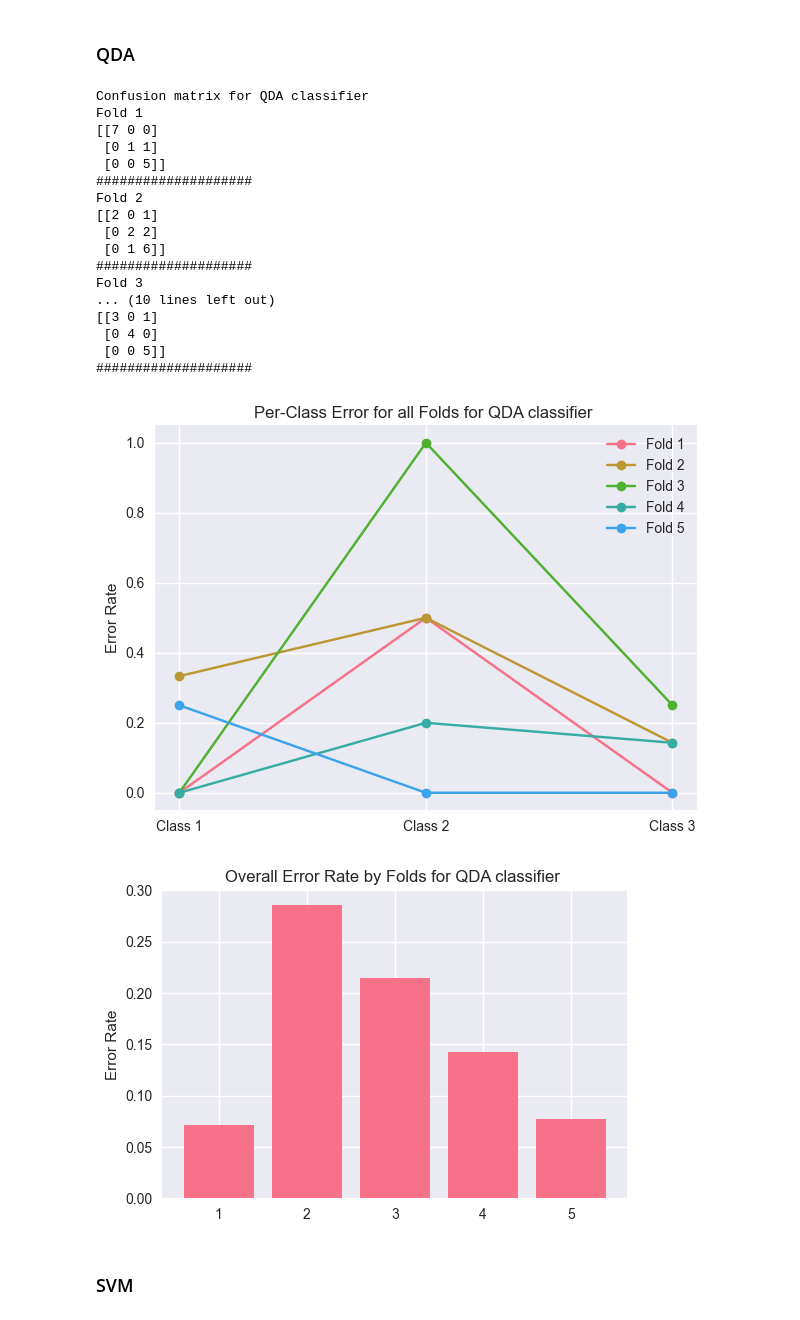
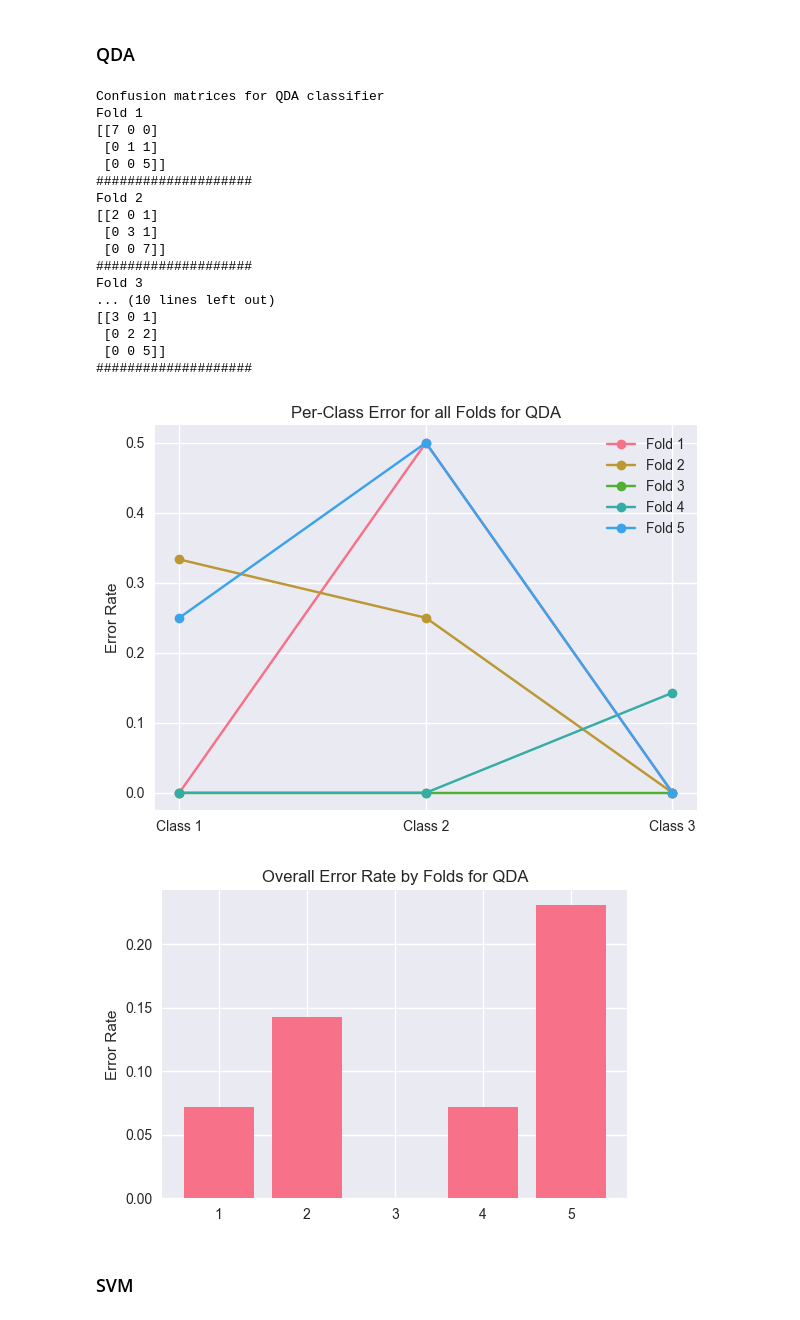
Before and after one commit to ivokusi/ME453-Final-Project, a Jupyter notebook: main.ipynb, the cells around one changed output. Saved outputs shown, nothing was run; the diff lists cells and outputs as text; code cells hidden in the pictures.

```diff
--- a/main.ipynb
+++ b/main.ipynb
@@ -251,8 +252,8 @@ subsets of features for each classifier :
 
 We'll use the fisher's ratio to rank fatures based on how well they discriminate Good-Cold, Good-Excessive welds. Similar to the part 3 approach, we'll select the adequate number features from the feature pool based on the following criterion: max (Fisher’s ratio 1 + Fisher’s ratio 2).
 # %%
-from part4a import plot_best_features
+from part4a import get_best_features
 
 df_data4 = pd.read_csv(data4)
-chosen_features = plot_best_features(df_data4)
+best_features = get_best_features(df_data4)
 # %% [output]
@@ -272,12 +271,12 @@ or technique.
 # %%
 from part4b import classify
 
-X = df_data4[chosen_features].iloc[:, :]
+X = df_data4[best_features].iloc[:, :]
 y = df_data4.iloc[:,1]
 # %% [markdown]
 ### LDA
 # %%
 lda = LDA()
-ConfMatrices_lda, _ = classify(X, y, lda)
+_, confusion_matrices_lda = classify(X, y, lda, "Linear Discriminant Analysis")
 # %% [output]
 Fold 1
@@ -383,28 +439,28 @@ Fold 3
 # %% [markdown]
 ### QDA
 # %%
-print("Confusion matrix for QDA classifier")
-error_plots(ConfMatrices_qda, "QDA")
+print("Confusion matrices for QDA classifier")
+error_plots(confusion_matrices_lda, "QDA")
 # %% [output]
-Confusion matrix for QDA classifier
+Confusion matrices for QDA classifier
 Fold 1
 [[7 0 0]
  [0 1 1]
  [0 0 5]]
 ####################
 Fold 2
 [[2 0 1]
- [0 2 2]
- [0 1 6]]
+ [0 3 1]
+ [0 0 7]]
 ####################
 Fold 3
 ... (10 lines left out)
 [[3 0 1]
- [0 4 0]
+ [0 2 2]
  [0 0 5]]
 ####################
-[figure, old version]
+[figure, new version]
-[figure, old version]
+[figure, new version]
 # %% [markdown]
 ### SVM
 # %%
```
Also changed, not shown: parts of 13 cells of this notebook, 6 other files.
